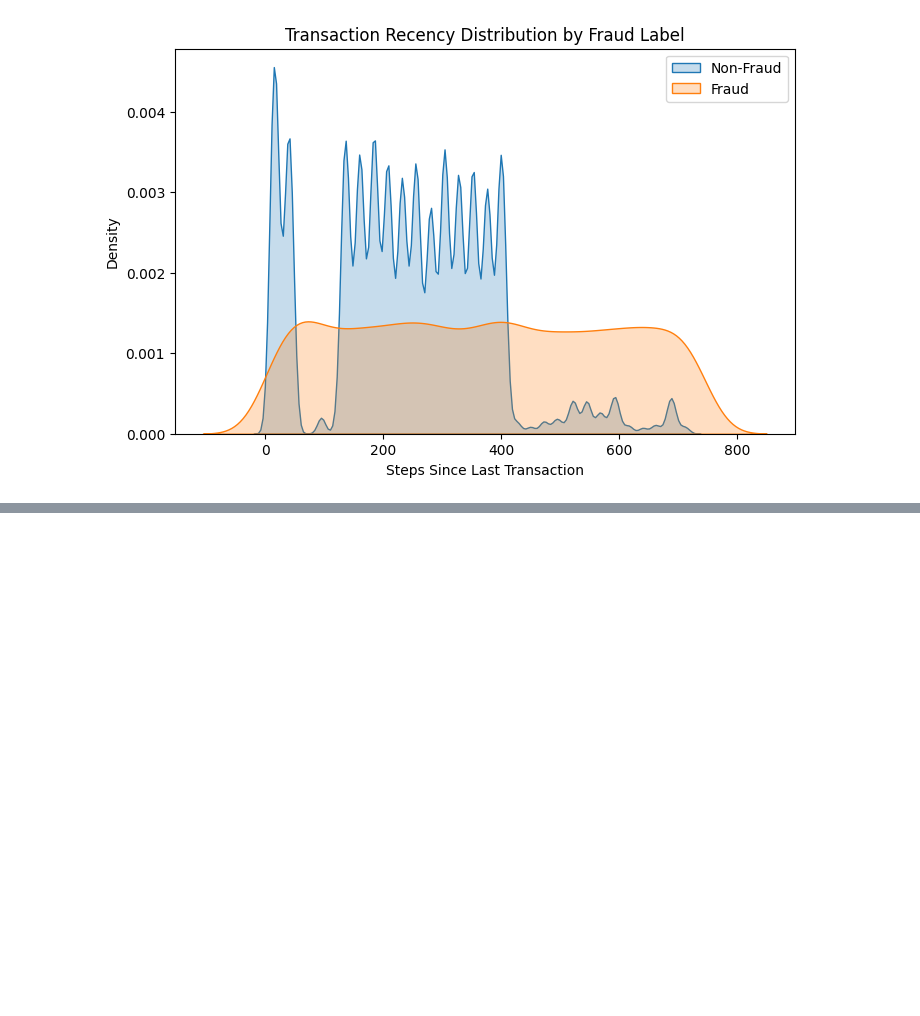
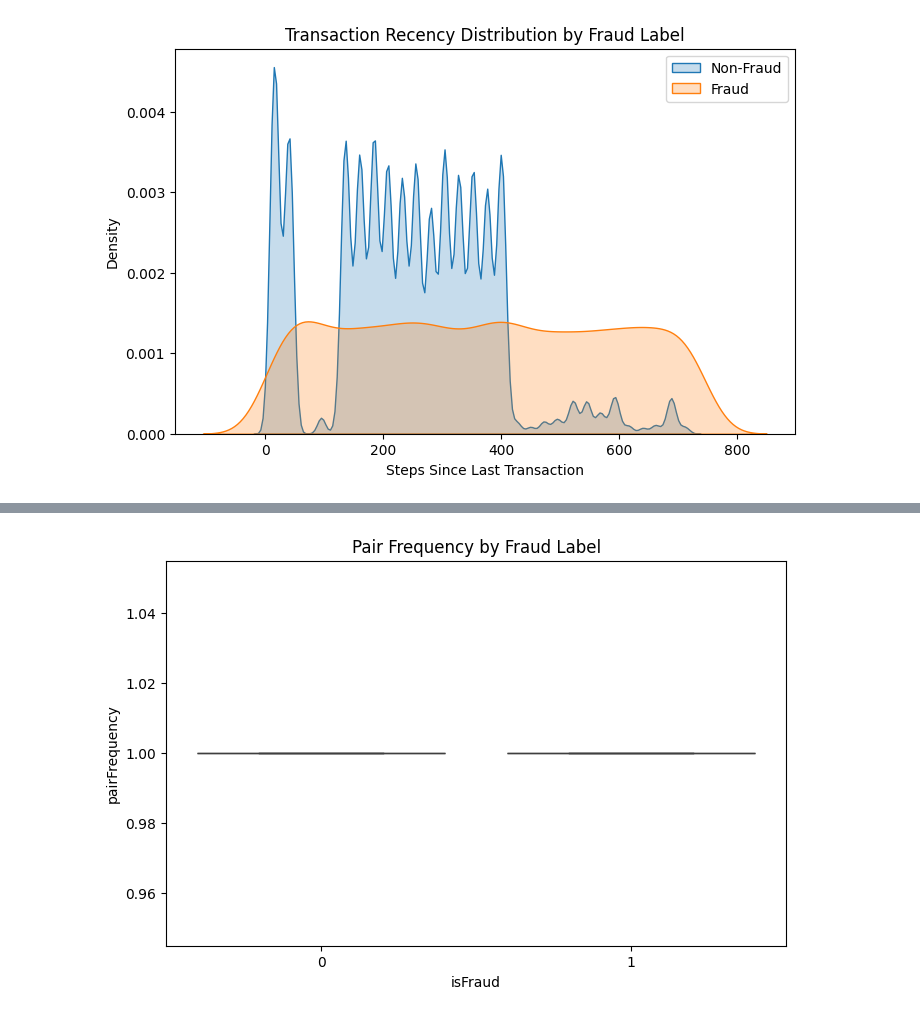
Before and after one commit to jl5045/DSA4263, a Jupyter notebook: notebooks/Feature Engineering.ipynb, the cells around one changed output, grey strips where cells are left out. Cells and saved outputs as stored; diff of their text form; code cells hidden in the pictures; blank space fills up the shorter version.

```diff
--- a/notebooks/Feature Engineering.ipynb
+++ b/notebooks/Feature Engineering.ipynb
@@ -218,0 +474,7 @@ df['rollingRecencyMean'] = (
+# %%
+plt.figure(figsize=(8,5))
+sns.boxplot(data=df, x='isFraud', y='pairFrequency')
+plt.title('Pair Frequency by Fraud Label')
+plt.show()
+# %% [output]
+[figure, added]
```
Also changed, not shown: parts of 14 cells of this notebook, 1 other file.
